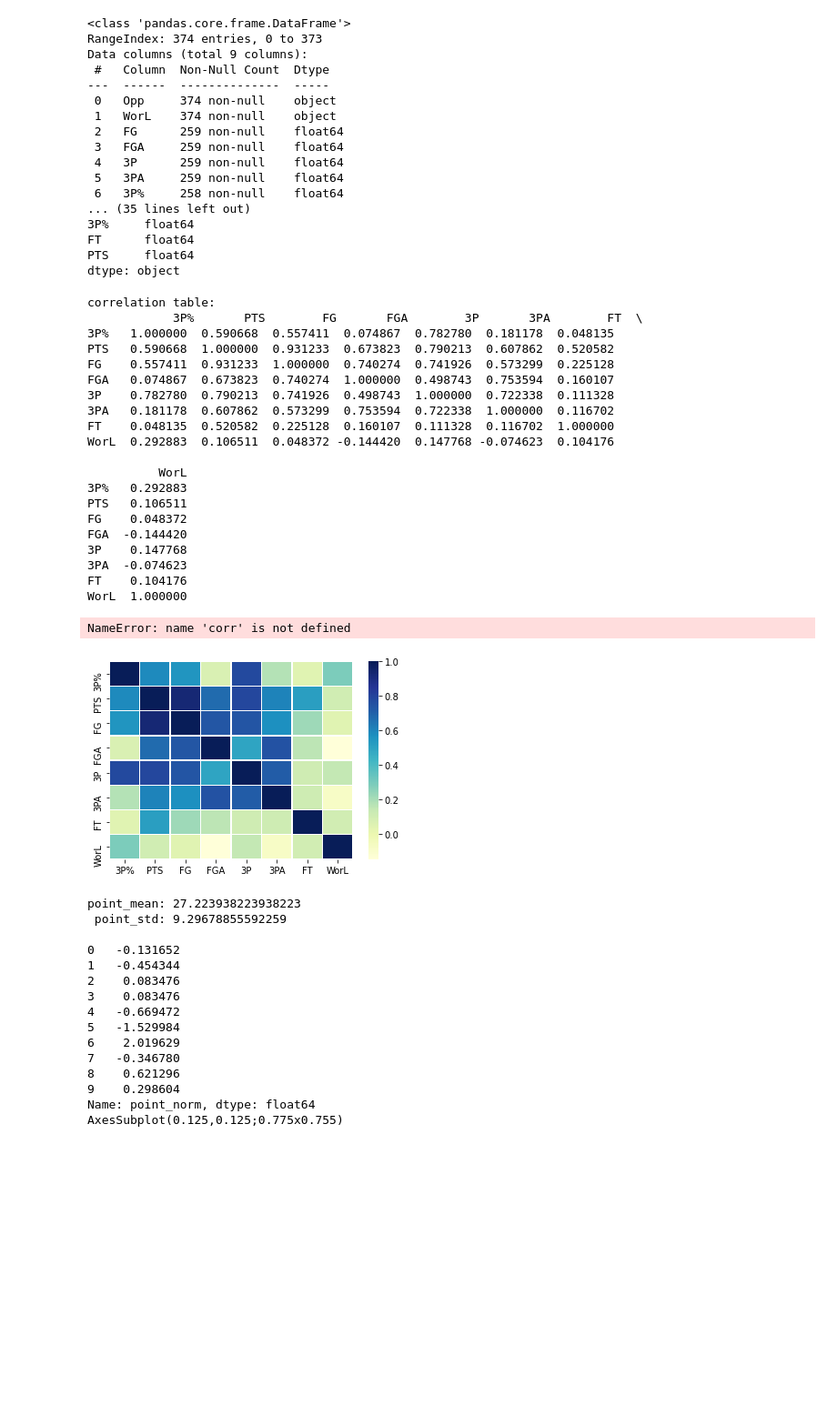
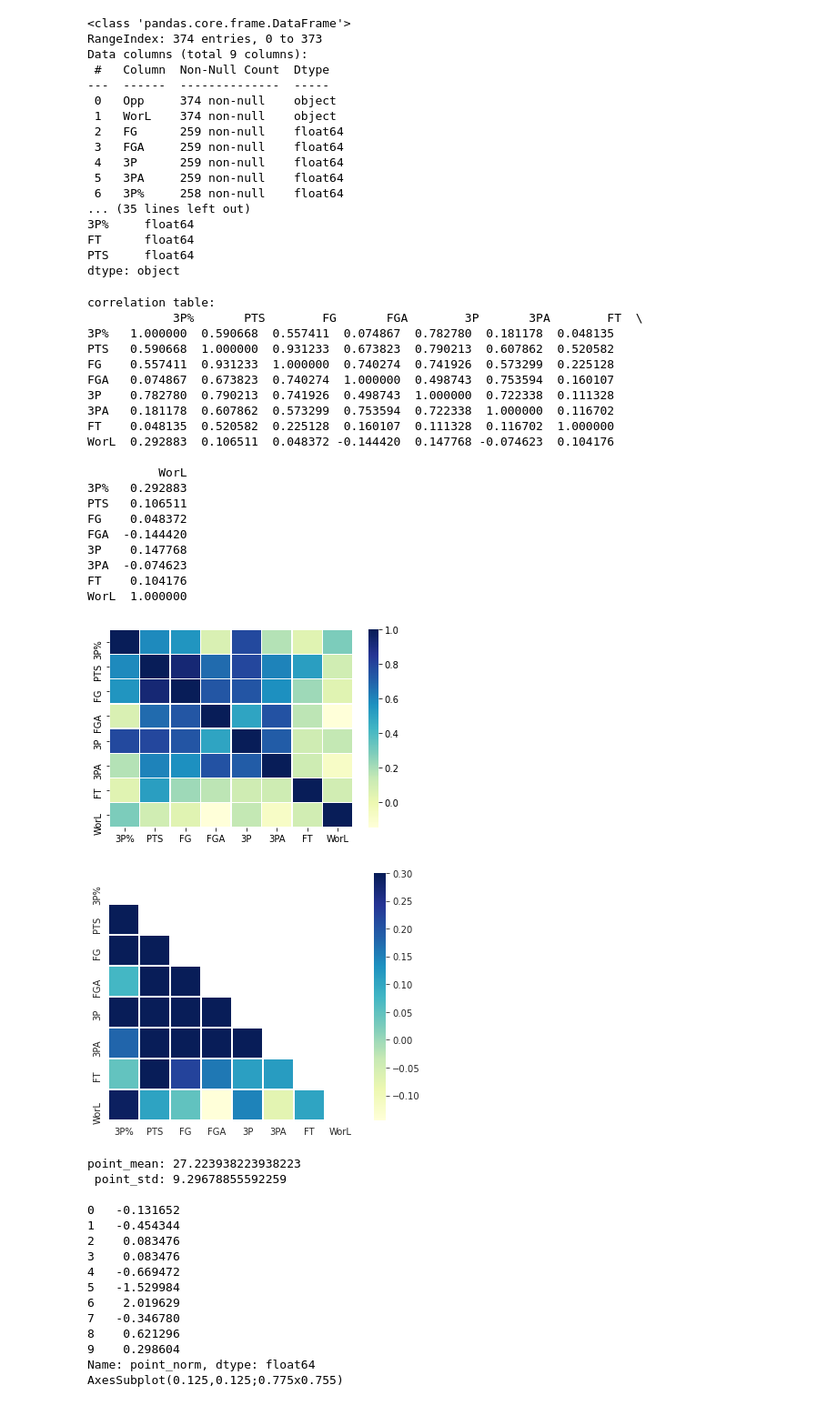
Before and after one commit to MarkHuangMD/ML100Days, a Jupyter notebook: Practice, random/[Project 01] NBA_Curry.ipynb, the cells around one changed output. Shown at 91% size. Drawn from its saved outputs; the diff is of its cells as text; code cells hidden in the pictures; blank space fills up the shorter version.

```diff
--- a/Practice, random/[Project 01] NBA_Curry.ipynb
+++ b/Practice, random/[Project 01] NBA_Curry.ipynb
@@ -112,35 +112,35 @@ mask[np.triu_indices_from(mask)] = True
 with sns.axes_style("white"):
     f, ax = plt.subplots(figsize=(7, 5))
     ax = sns.heatmap(corr, mask=mask, vmax=.3, square=True)"""
 
-mask = np.zeros_like(corr)
+mask = np.zeros_like(data_corr)
 mask[np.triu_indices_from(mask)] = True
 with sns.axes_style("white"):
     f, ax = plt.subplots(figsize=(7, 5))
     ax = sns.heatmap(data_corr, linewidths=0.5, cmap="YlGnBu", mask=mask, vmax=.3, square=True)
 # %% [output]
 correlation table:
             3P%       PTS        FG       FGA        3P       3PA        FT  \
 3P%   1.000000  0.590668  0.557411  0.074867  0.782780  0.181178  0.048135
 PTS   0.590668  1.000000  0.931233  0.673823  0.790213  0.607862  0.520582
 FG    0.557411  0.931233  1.000000  0.740274  0.741926  0.573299  0.225128
 FGA   0.074867  0.673823  0.740274  1.000000  0.498743  0.753594  0.160107
 3P    0.782780  0.790213  0.741926  0.498743  1.000000  0.722338  0.111328
 3PA   0.181178  0.607862  0.573299  0.753594  0.722338  1.000000  0.116702
 FT    0.048135  0.520582  0.225128  0.160107  0.111328  0.116702  1.000000
 WorL  0.292883  0.106511  0.048372 -0.144420  0.147768 -0.074623  0.104176
 
           WorL
 3P%   0.292883
 PTS   0.106511
 FG    0.048372
 FGA  -0.144420
 3P    0.147768
 3PA  -0.074623
 FT    0.104176
 WorL  1.000000
-NameError: name 'corr' is not defined
 [figure]
+[figure, added]
 # %%
 #一些統計值
 point_mean = data_2016_to_2021['PTS'].mean()
```
Also changed, not shown: parts of 1 cell of this notebook.
